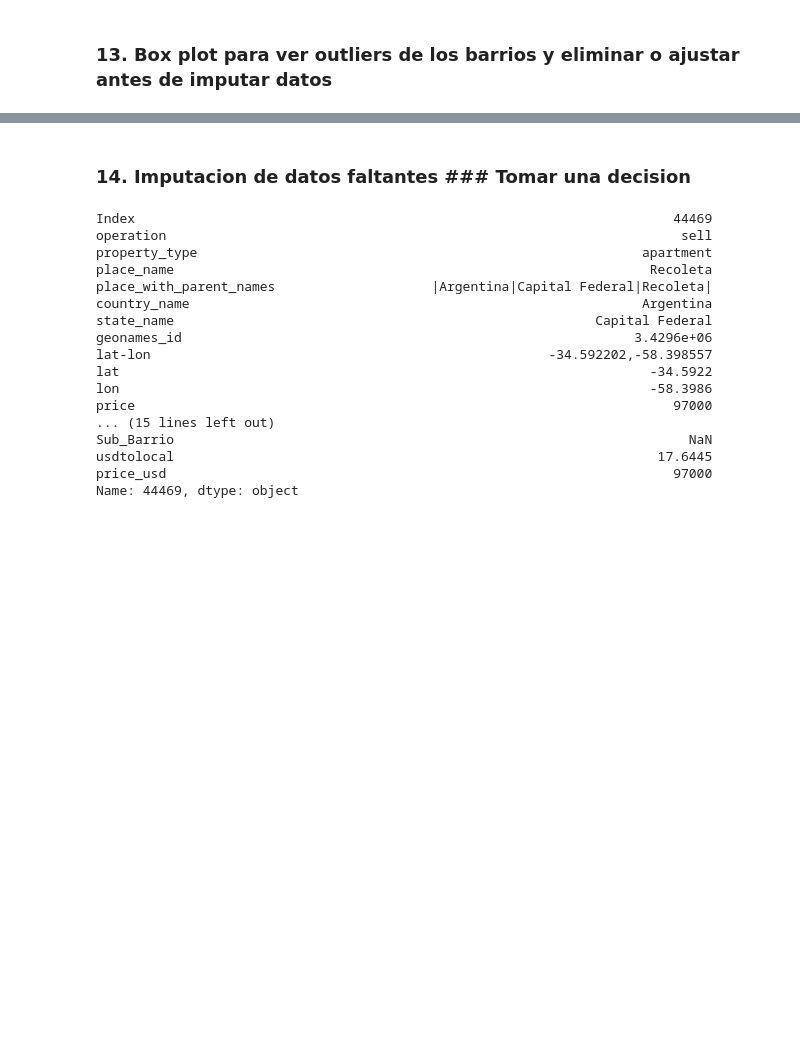
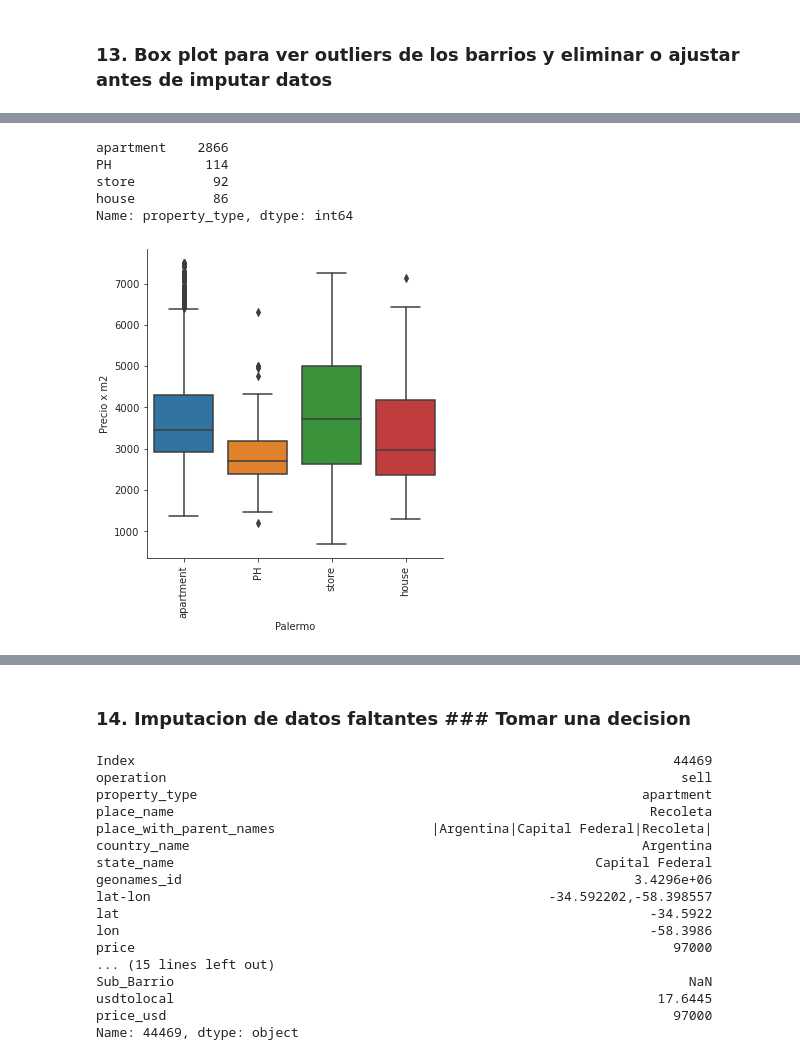
Before and after one commit to nachommm/desafio1, a Jupyter notebook: TP1backup.ipynb, the cells around one changed output, grey strips where cells are left out. Cells and saved outputs as stored; diff of their text form; code cells hidden in the pictures; blank space fills up the shorter version.

```diff
--- a/TP1backup.ipynb
+++ b/TP1backup.ipynb
@@ -886,0 +928,8 @@ Mucho mejor!!!! <strong>Pero sigo teniendo outliers dependiendo el Barrio... OJO
+# %%
+# Analizo uno de los barrios con más datos! PALERMO!
+
+data_caba_clean_palermo_mask = data_caba_clean.Barrio == 'Palermo'
+
+data_caba_clean_palermo = data_caba_clean.loc[data_caba_clean_palermo_mask, :]
+
+data_caba_clean_palermo.sample(3)
@@ -886,0 +942,16 @@ Mucho mejor!!!! <strong>Pero sigo teniendo outliers dependiendo el Barrio... OJO
+# %%
+data_palermo_gr = data_caba_clean_palermo.property_type.value_counts()
+data_palermo_gr
+# %% [output]
+apartment    2866
+PH            114
+store          92
+house          86
+Name: property_type, dtype: int64
+# %%
+with sns.axes_style(style='ticks'):
+    box = sns.catplot("property_type", "price_per_m2", data=data_caba_clean_palermo,aspect=1.0, kind="box")
+    box.set_axis_labels("Palermo", "Precio x m2");
+    box.set_xticklabels(rotation=90)
+# %% [output]
+[figure, added]
```
Also changed, not shown: parts of 19 cells of this notebook.
